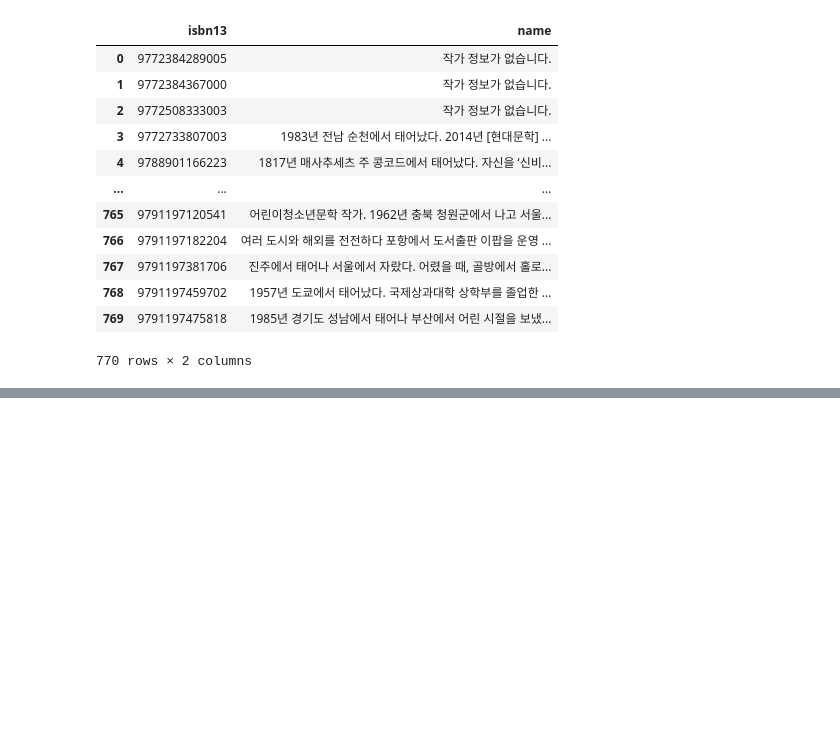
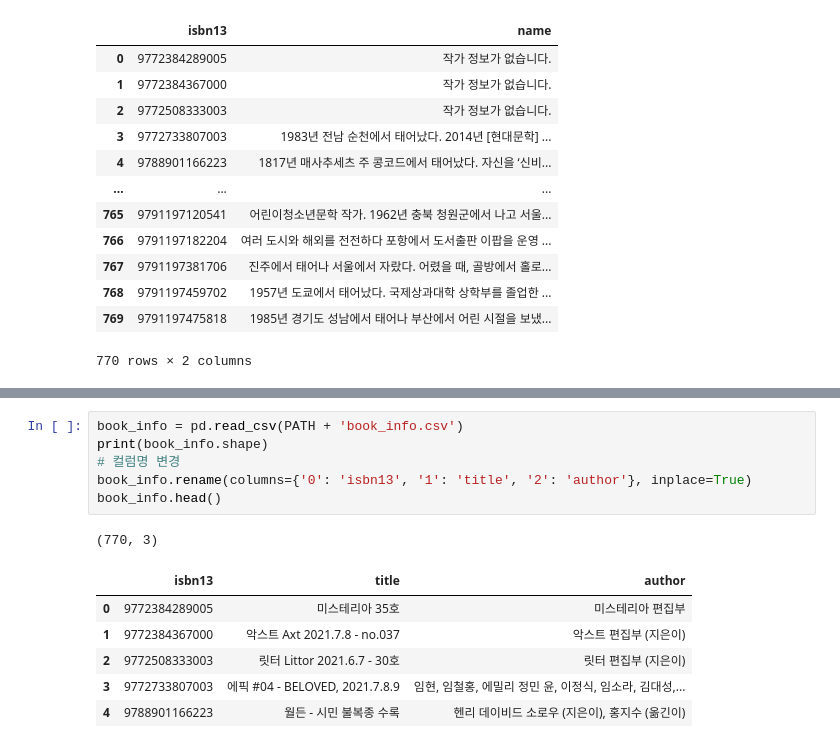
Before and after one commit to DahyeonWoo/RecoBook, a Jupyter notebook: project/CrawlingData/author_crawler.ipynb, the cells around one changed output, grey strips where cells are left out. Saved outputs shown, nothing was run; the diff lists cells and outputs as text; blank space fills up the shorter version.

```diff
--- a/project/CrawlingData/author_crawler.ipynb
+++ b/project/CrawlingData/author_crawler.ipynb
@@ -187,0 +200,14 @@ sub
+# %%
+book_info = pd.read_csv(PATH + 'book_info.csv')
+print(book_info.shape)
+# 컬럼명 변경
+book_info.rename(columns={'0': 'isbn13', '1': 'title', '2': 'author'}, inplace=True)
+book_info.head()
+# %% [output]
+(770, 3)
+|  | isbn13 | title | author |
+| 0 | 9772384289005 | 미스테리아 35호 | 미스테리아 편집부 |
+| 1 | 9772384367000 | 악스트 Axt 2021.7.8 - no.037 | 악스트 편집부 (지은이) |
+| 2 | 9772508333003 | 릿터 Littor 2021.6.7 - 30호 | 릿터 편집부 (지은이) |
+| 3 | 9772733807003 | 에픽 #04 - BELOVED, 2021.7.8.9 | 임현, 임철홍, 에밀리 정민 윤, 이정식, 임소라, 김대성,... |
+| 4 | 9788901166223 | 월든 - 시민 불복종 수록 | 헨리 데이비드 소로우 (지은이), 홍지수 (옮긴이) |
```
Also changed, not shown: parts of 5 cells of this notebook, 4 other files.
